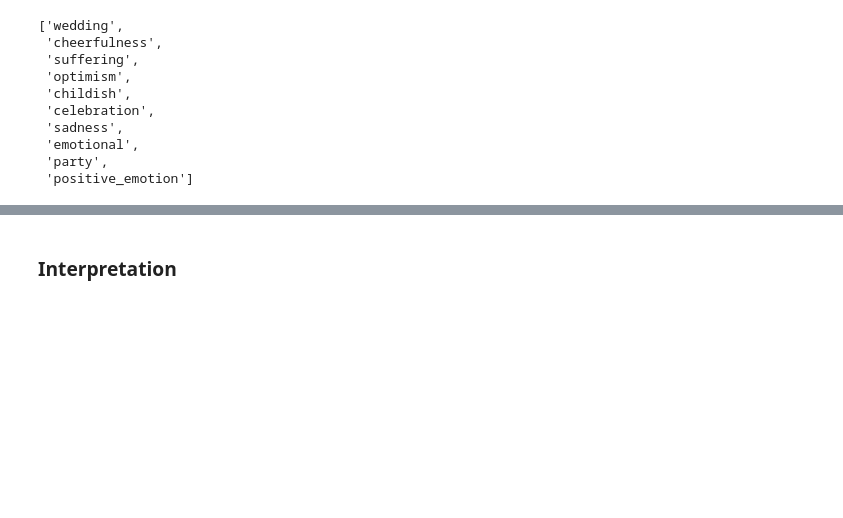
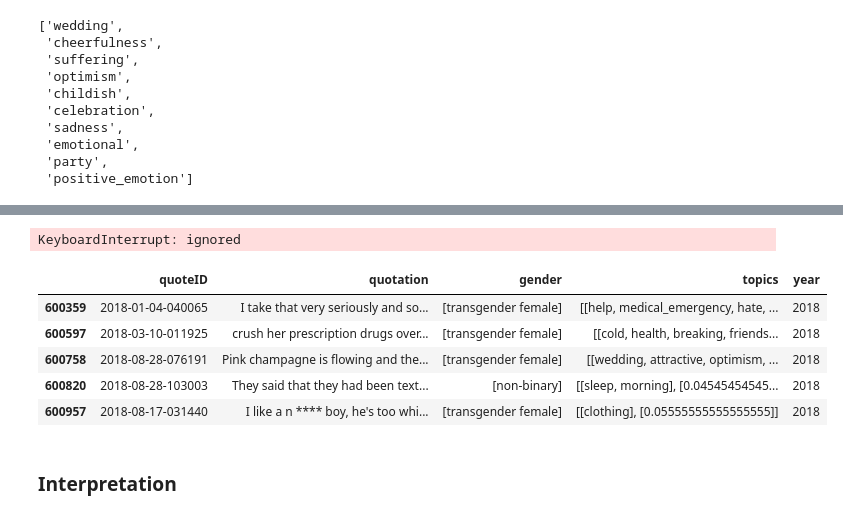
Before and after one commit to epfl-ada/ada-2021-project-palomamo, a Jupyter notebook: gender_topics.ipynb, the cells around one changed output, grey strips where cells are left out. Drawn from its saved outputs; the diff is of its cells as text; code cells hidden in the pictures; blank space fills up the shorter version.

```diff
--- a/gender_topics.ipynb
+++ b/gender_topics.ipynb
@@ -137,0 +185,33 @@ def add_topics(path_in, path_males, path_females, path_others):
+# %%
+def get_gender_topics(chunk, gender_topics_df, year):
+  raw_df = chunk.copy()[['quotation', 'gender']] # Select rows of interest
+
+  #Add year
+  raw_df['year'] = year
+
+  # Group genders
+  mask_male = raw_df.gender.apply(lambda x : 'male' in x)
+  mask_female = raw_df.gender.apply(lambda x : 'female' in x)
+  mask_others = raw_df.gender.apply(lambda x : ('male' not in x) and ('female' not in x))
+
+  male_topics_df = raw_df[mask_male]
+  female_topics_df = raw_df[mask_female]
+  others_topics_df = raw_df[mask_others]
+
+  # Add topics and topics probability per quotation
+  male_topics_dict, female_topics_dict, others_topics_dict = {}, {}, {}
+  male_topics_dict = male_topics_df.quotation.apply(lambda x : get_topics_quote(x, male_topics_dict))
+  female_topics_dict = female_topics_df.quotation.apply(lambda x : get_topics_quote(x, female_topics_dict))
+  others_topics_dict = others_topics_df.quotation.apply(lambda x : get_topics_quote(x, others_topics_dict))
+
+  # Create final dataframe
+  cols = ['year', 'gender', 'topics']
+  gender_topics_df = pd.DataFrame(columns=['year', 'gender', 'topics'])
+  if male_topics_dict.any():
+    gender_topics_df = gender_topics_df.append(pd.DataFrame([[year, 'male', male_topics_dict.values[0]]], columns=cols), ignore_index = True)
+  if female_topics_dict.any():
+    gender_topics_df = gender_topics_df.append(pd.DataFrame([[year, 'female', female_topics_dict.values[0]]], columns=cols), ignore_index = True)
+  if others_topics_dict.any():
+    gender_topics_df = gender_topics_df.append(pd.DataFrame([[year, 'others', others_topics_dict.values[0]]], columns=cols), ignore_index = True)
+
+  return gender_topics_df
@@ -137,0 +248,6 @@ def add_topics(path_in, path_males, path_females, path_others):
+# %%
+male_2018_df = pd.DataFrame(columns=['quoteID', 'quotation', 'gender', 'year', 'topics'])
+
+male_2018_df = process_data_in_chunks(MERGED_QUOTES_2018_PATH, get_gender_topics, gender_topics_df, 'male', use_colab)
+# %% [output]
+KeyboardInterrupt: ignored
@@ -138 +256,10 @@ def add_topics(path_in, path_males, path_females, path_others):
+# %%
+male_2018_df.head()
+# %% [output]
+|  | quoteID | quotation | gender | topics | year |
+| 600359 | 2018-01-04-040065 | I take that very seriously and so... | [transgender female] | [[help, medical_emergency, hate, ... | 2018 |
+| 600597 | 2018-03-10-011925 | crush her prescription drugs over... | [transgender female] | [[cold, health, breaking, friends... | 2018 |
+| 600758 | 2018-08-28-076191 | Pink champagne is flowing and the... | [transgender female] | [[wedding, attractive, optimism, ... | 2018 |
+| 600820 | 2018-08-28-103003 | They said that they had been text... | [non-binary] | [[sleep, morning], [0.04545454545... | 2018 |
+| 600957 | 2018-08-17-031440 | I like a n **** boy, he's too whi... | [transgender female] | [[clothing], [0.05555555555555555]] | 2018 |
 # %%
```
Also changed, not shown: parts of 16 cells of this notebook.
